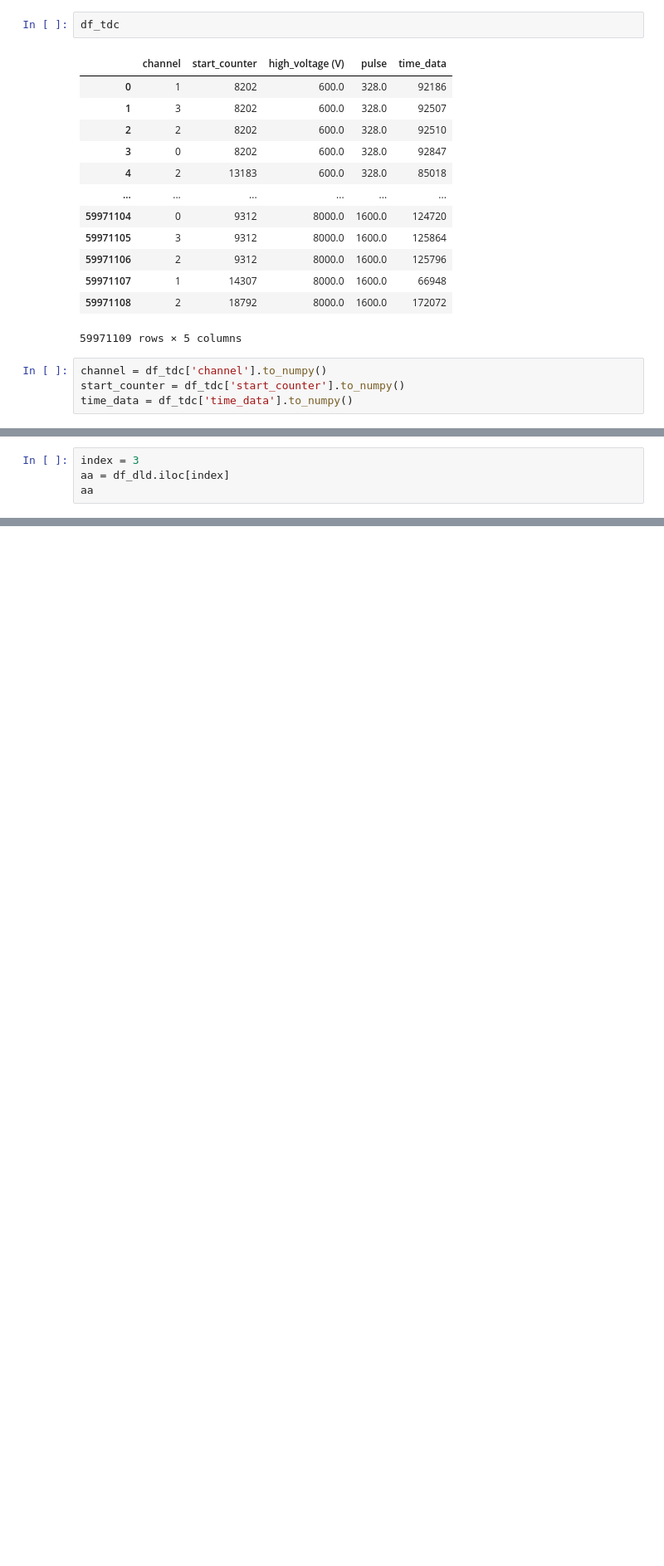
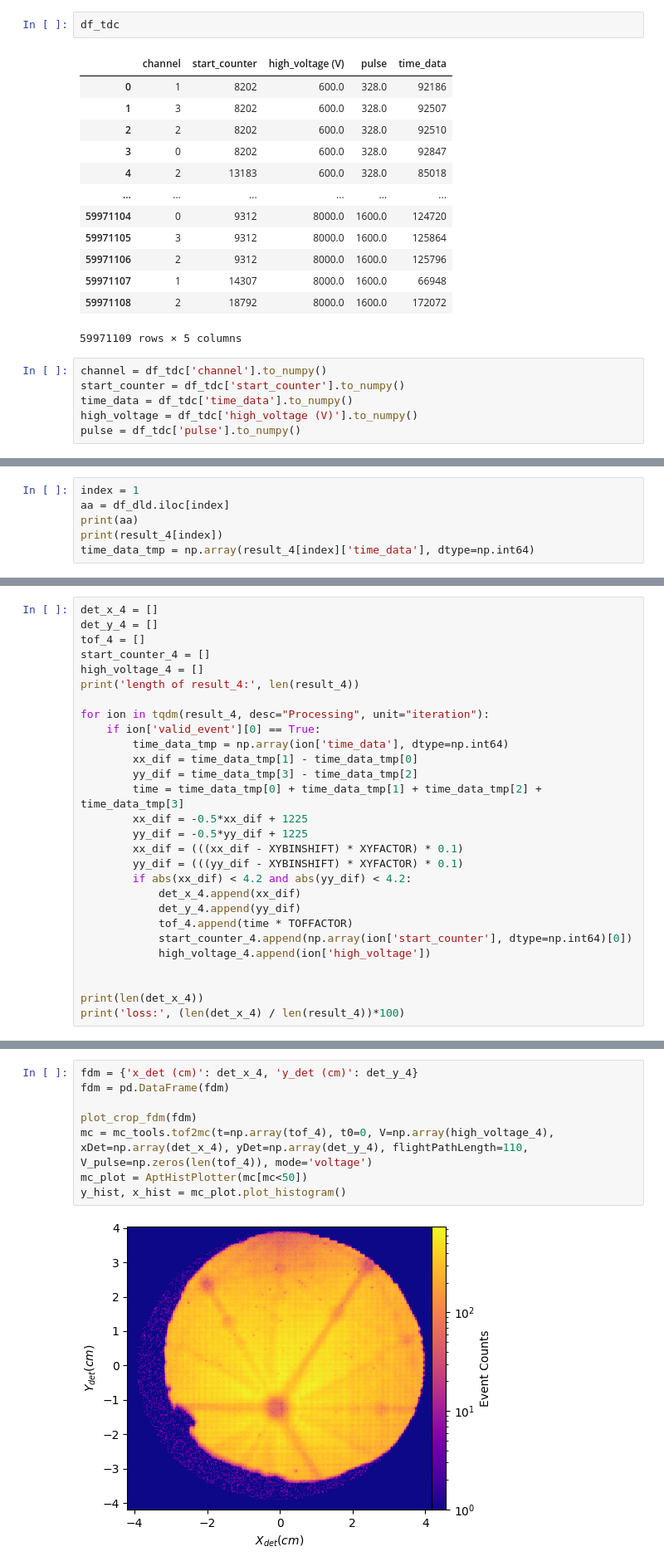
Before and after one commit to mmonajem/pyoxcart, a Jupyter notebook: pyccapt/calibration/tutorials/jupyter_files/raw_data_analysis.ipynb, the cells around one changed output, grey strips where cells are left out. Shown at 83% size. Saved outputs shown, nothing was run; the diff lists cells and outputs as text; blank space fills up the shorter version.

Commit message:
raw data analysis

```diff
--- a/pyccapt/calibration/tutorials/jupyter_files/raw_data_analysis.ipynb
+++ b/pyccapt/calibration/tutorials/jupyter_files/raw_data_analysis.ipynb
@@ -54,4 +64,6 @@ df_tdc
 channel = df_tdc['channel'].to_numpy()
 start_counter = df_tdc['start_counter'].to_numpy()
 time_data = df_tdc['time_data'].to_numpy()
+high_voltage = df_tdc['high_voltage (V)'].to_numpy()
+pulse = df_tdc['pulse'].to_numpy()
 # %%
@@ -221,7 +119,9 @@ BINNINGFAC = 2
 XYFACTOR = 80 / DETBINS * BINNINGFAC  # XXX mm/bin
 XYBINSHIFT = DETBINS / BINNINGFAC / 2  # to center detector
 # %%
-index = 3
+index = 1
 aa = df_dld.iloc[index]
-aa
+print(aa)
+print(result_4[index])
+time_data_tmp = np.array(result_4[index]['time_data'], dtype=np.int64)
 # %% [output]
@@ -292,0 +156,28 @@ print(time_data[0] + time_data[1] + time_data[2] + time_data[3])
+# %%
+det_x_4 = []
+det_y_4 = []
+tof_4 = []
+start_counter_4 = []
+high_voltage_4 = []
+print('length of result_4:', len(result_4))
+
+for ion in tqdm(result_4, desc="Processing", unit="iteration"):
+    if ion['valid_event'][0] == True:
+        time_data_tmp = np.array(ion['time_data'], dtype=np.int64)
+        xx_dif = time_data_tmp[1] - time_data_tmp[0]
+        yy_dif = time_data_tmp[3] - time_data_tmp[2]
+        time = time_data_tmp[0] + time_data_tmp[1] + time_data_tmp[2] + time_data_tmp[3]
+        xx_dif = -0.5*xx_dif + 1225
+        yy_dif = -0.5*yy_dif + 1225
+        xx_dif = (((xx_dif - XYBINSHIFT) * XYFACTOR) * 0.1)
+        yy_dif = (((yy_dif - XYBINSHIFT) * XYFACTOR) * 0.1)
+        if abs(xx_dif) < 4.2 and abs(yy_dif) < 4.2:
+            det_x_4.append(xx_dif)
+            det_y_4.append(yy_dif)
+            tof_4.append(time * TOFFACTOR)
+            start_counter_4.append(np.array(ion['start_counter'], dtype=np.int64)[0])
+            high_voltage_4.append(ion['high_voltage'])
+
+
+print(len(det_x_4))
+print('loss:', (len(det_x_4) / len(result_4))*100)
@@ -292,0 +188,10 @@ print(time_data[0] + time_data[1] + time_data[2] + time_data[3])
+# %%
+fdm = {'x_det (cm)': det_x_4, 'y_det (cm)': det_y_4}
+fdm = pd.DataFrame(fdm)
+
+plot_crop_fdm(fdm)
+mc = mc_tools.tof2mc(t=np.array(tof_4), t0=0, V=np.array(high_voltage_4), xDet=np.array(det_x_4), yDet=np.array(det_y_4), flightPathLength=110, V_pulse=np.zeros(len(tof_4)), mode='voltage')
+mc_plot = AptHistPlotter(mc[mc<50])
+y_hist, x_hist = mc_plot.plot_histogram()
+# %% [output]
+[figure, added]
```
Also changed, not shown: parts of 23 cells of this notebook, 7 other files.
